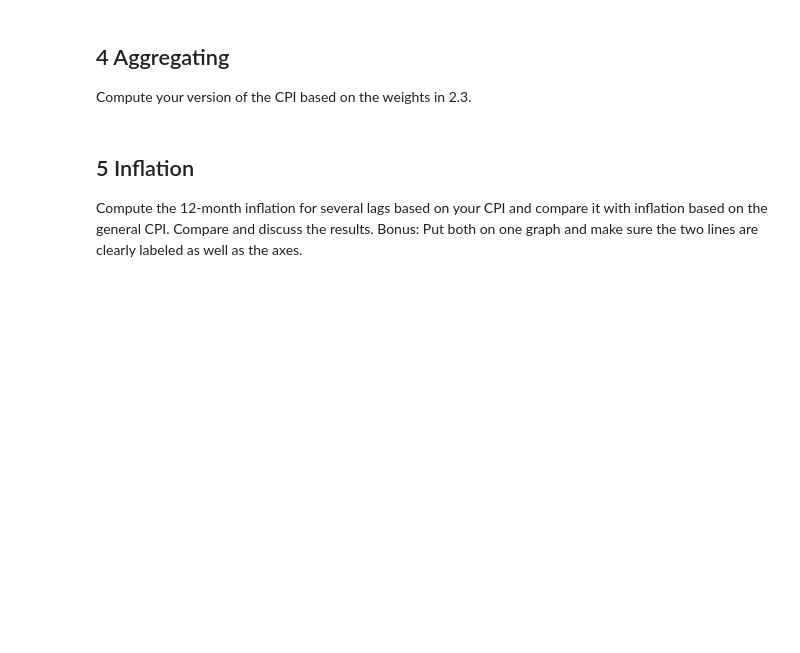
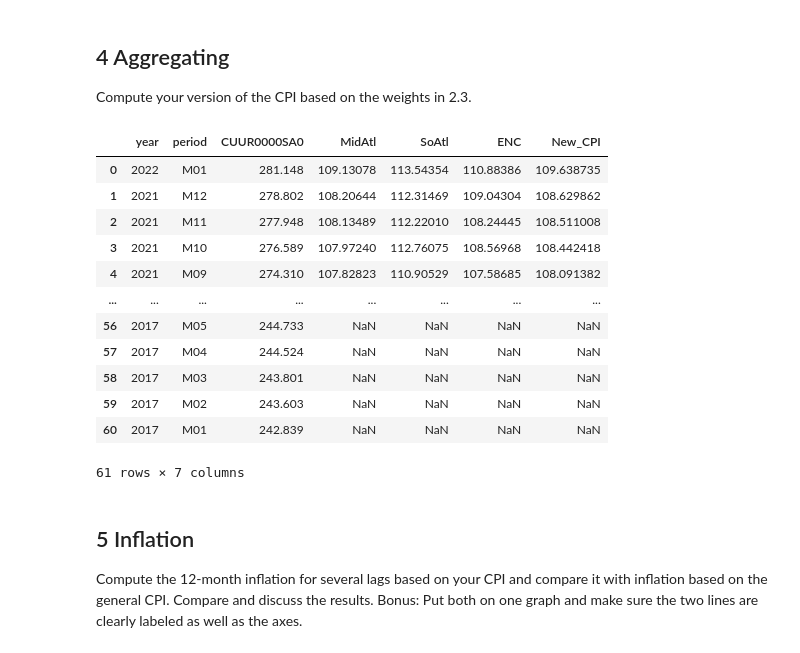
Before and after one commit to mpaertteirn/CPI_Project, a Jupyter notebook: CPI_Project.ipynb, the cells around one changed output. Saved outputs shown, nothing was run; the diff lists cells and outputs as text; code cells hidden in the pictures; blank space fills up the shorter version.

```diff
--- a/CPI_Project.ipynb
+++ b/CPI_Project.ipynb
@@ -165,3 +193,22 @@ Compute your version of the CPI based on the weights in 2.3.
+# %%
+#pd.set_option('display.max_rows', None)
+#pd.set_option('display.max_columns', None)
+data2 = CPI(data,basket, Area_df, Item_df)
+data2
+# %% [output]
+|  | year | period | CUUR0000SA0 | MidAtl | SoAtl | ENC | New_CPI |
+| 0 | 2022 | M01 | 281.148 | 109.13078 | 113.54354 | 110.88386 | 109.638735 |
+| 1 | 2021 | M12 | 278.802 | 108.20644 | 112.31469 | 109.04304 | 108.629862 |
+| 2 | 2021 | M11 | 277.948 | 108.13489 | 112.22010 | 108.24445 | 108.511008 |
+| 3 | 2021 | M10 | 276.589 | 107.97240 | 112.76075 | 108.56968 | 108.442418 |
+| 4 | 2021 | M09 | 274.310 | 107.82823 | 110.90529 | 107.58685 | 108.091382 |
+| ... | ... | ... | ... | ... | ... | ... | ... |
+| 56 | 2017 | M05 | 244.733 | NaN | NaN | NaN | NaN |
+| 57 | 2017 | M04 | 244.524 | NaN | NaN | NaN | NaN |
+| 58 | 2017 | M03 | 243.801 | NaN | NaN | NaN | NaN |
+| 59 | 2017 | M02 | 243.603 | NaN | NaN | NaN | NaN |
+| 60 | 2017 | M01 | 242.839 | NaN | NaN | NaN | NaN |
+61 rows × 7 columns
 # %% [markdown]
 ## 5 Inflation
 Compute the 12-month inflation for several lags based on your CPI and compare it with inflation based on the general CPI. Compare and discuss the results.
```
Also changed, not shown: parts of 12 cells of this notebook.
